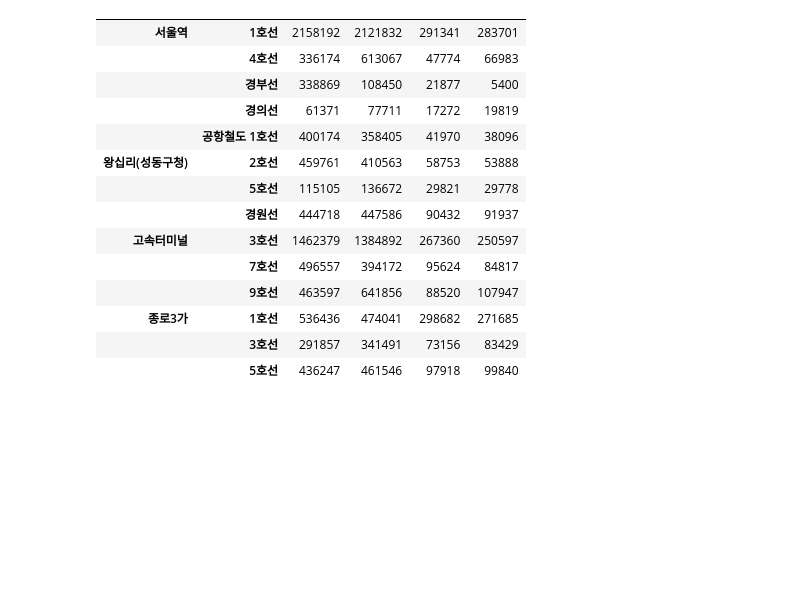
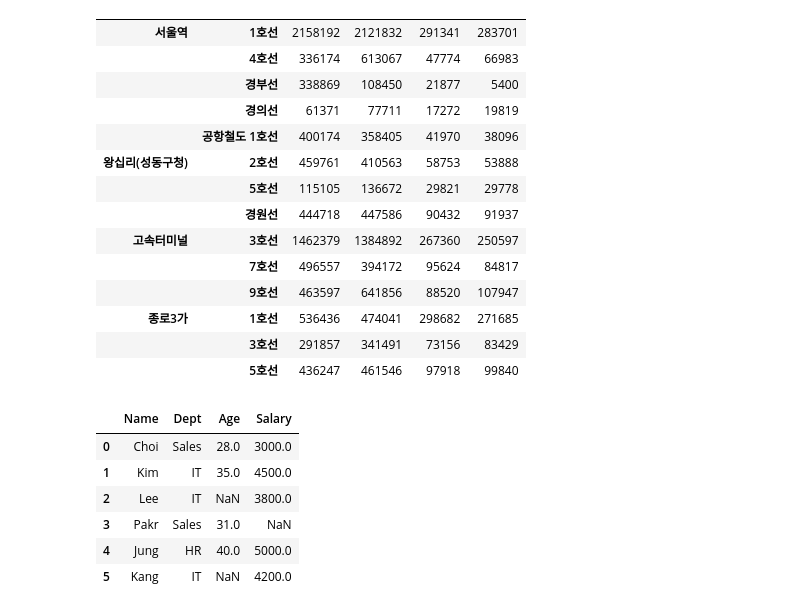
Before and after one commit to hslcrb/kw-competition-practice, a Jupyter notebook: 20260705-일요실습1.ipynb, the cells around one changed output. Saved outputs shown, nothing was run; the diff lists cells and outputs as text; code cells hidden in the pictures; blank space fills up the shorter version.

Commit message:
datamake
# 이게 데이터 만드는 법, 어제 실습이었다.

data = {
    'Name':['Choi','Kim','Lee','Pakr','Jung','Kang'],
    'Dept':['Sales','IT','IT','Sales','HR','IT'],
    'Age':[28,35,np.nan,31,40,np.nan],               # NaN 나오게 하려면 나오게 할 부분은 따옴표로 감싸지 않으면 된다. (문자형으로 하지 말라.)
    'Salary':[3000,4500,3800,None,5000,4200]}

df=pd.DataFrame(data)       # 데이터프레임 형식으로 바꾸어라는 코드이다.
df

```diff
--- a/20260705-일요실습1.ipynb
+++ b/20260705-일요실습1.ipynb
@@ -566,3 +566,22 @@ ind1.loc[['서울역','왕십리(성동구청)','고속터미널','종로3가']]
 | 종로3가 | 1호선 | 536436 | 474041 | 298682 | 271685 |
 |  | 3호선 | 291857 | 341491 | 73156 | 83429 |
 |  | 5호선 | 436247 | 461546 | 97918 | 99840 |
+# %%
+# 이게 데이터 만드는 법, 어제 실습이었다.
+
+data = {
+    'Name':['Choi','Kim','Lee','Pakr','Jung','Kang'],
+    'Dept':['Sales','IT','IT','Sales','HR','IT'],
+    'Age':[28,35,np.nan,31,40,np.nan],               # NaN 나오게 하려면 나오게 할 부분은 따옴표로 감싸지 않으면 된다. (문자형으로 하지 말라.)
+    'Salary':[3000,4500,3800,None,5000,4200]}
+
+df=pd.DataFrame(data)       # 데이터프레임 형식으로 바꾸어라는 코드이다.
+df
+# %% [output]
+|  | Name | Dept | Age | Salary |
+| 0 | Choi | Sales | 28.0 | 3000.0 |
+| 1 | Kim | IT | 35.0 | 4500.0 |
+| 2 | Lee | IT | NaN | 3800.0 |
+| 3 | Pakr | Sales | 31.0 | NaN |
+| 4 | Jung | HR | 40.0 | 5000.0 |
+| 5 | Kang | IT | NaN | 4200.0 |
```
